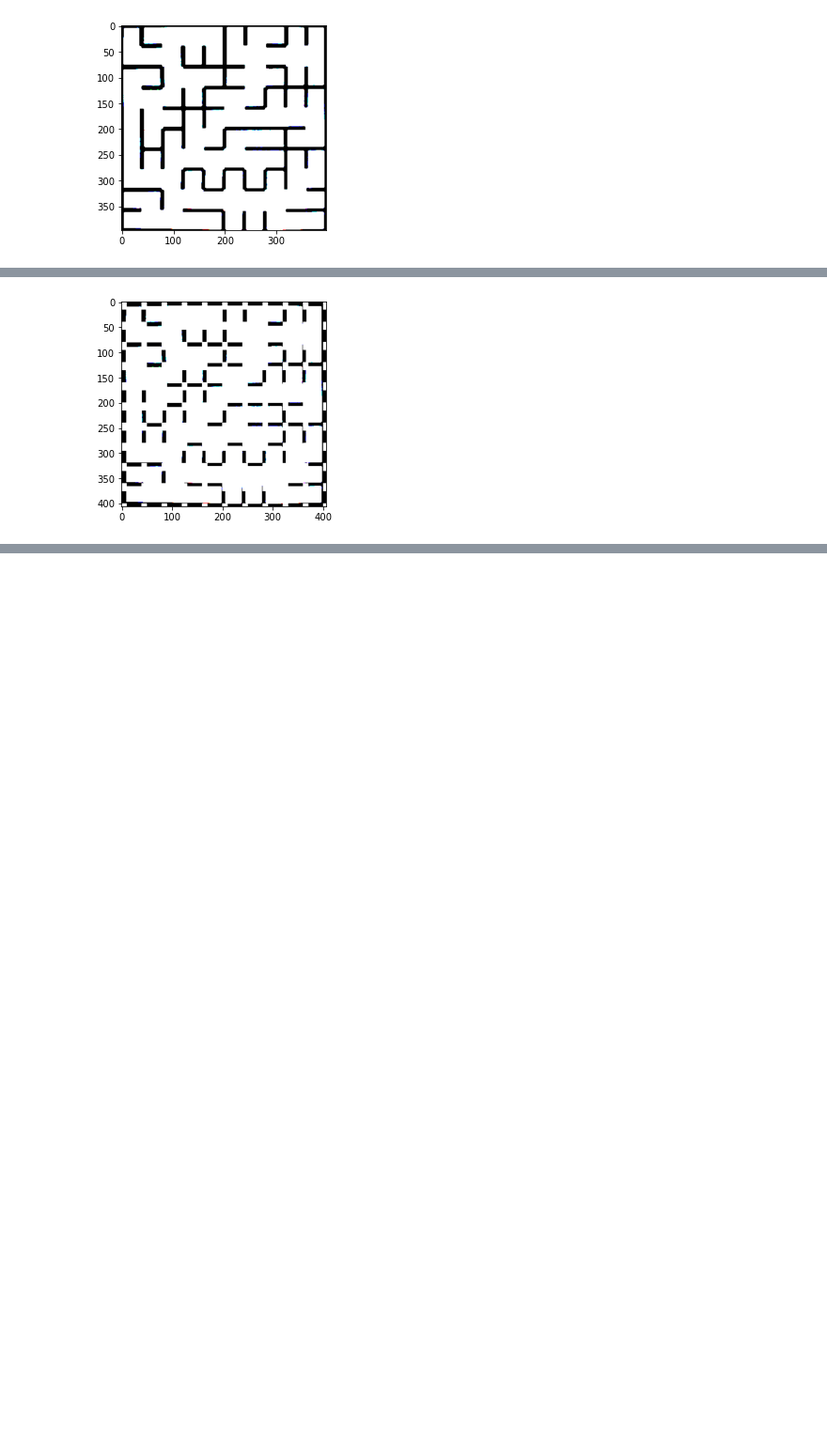
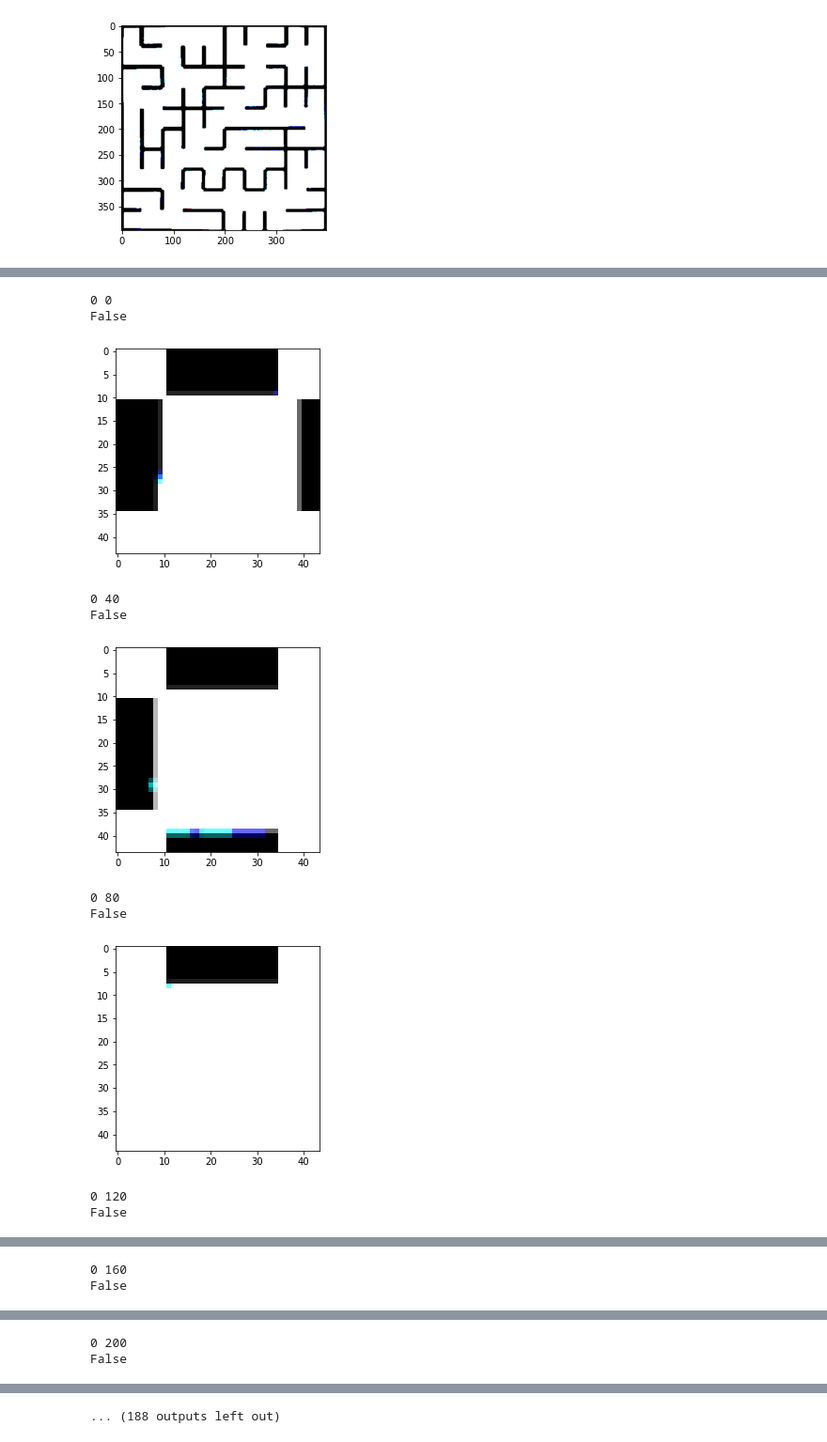
Before and after one commit to yashvarshney003/eyrc2020-2021, a Jupyter notebook: task_1b_detect_and_encode_maze/test_cases/Untitled.ipynb, the cells around one changed output, grey strips where cells are left out. Shown: that part at 94% size. Cells and saved outputs as stored; diff of their text form; code cells hidden in the pictures; blank space fills up the shorter version.

```diff
--- a/task_1b_detect_and_encode_maze/test_cases/Untitled.ipynb
+++ b/task_1b_detect_and_encode_maze/test_cases/Untitled.ipynb
@@ -249,5 +250,42 @@ for i in range(0,image.shape[1],iincrement):
-# %%
-plt.imshow(image)
-plt.show()
-# %% [output]
-[figure, removed]
+# %%
+#for i in range(0,400,40):
+for i in range(0,resized_image.shape[1],iincrement):
+
+    for j in range(0,resized_image.shape[0],jincrement):
+        img_temp = resized_image[i:i+44,j:j+44]
+        size = 40
+        print(i,j)
+        print(img_temp[0,int(size/2)].all())
+        '''up    = (not bool(img_temp[0,int(size/2)].all()))*(2^1)
+        down  =  (not bool(img_temp[int(size-1),int(size/2)].all()))*(2^3)
+        left  = (not bool(img_temp[int(size/2),0].all()))*(2^0)
+        right = (not bool(img_temp[int(size/2),int(size-1)].all()))*(2^2)
+        print(f"up = {up} down = {down} left = {left} right ={right}")
+        sumq = up+down+left+right
+        print(f"sumq = {sumq}")'''
+
+
+
+        img_tmp = cv.rectangle(img_temp,(0,0),(10,10),[255,255,255],-1)
+        img_tmp = cv.rectangle(img_temp,(35,0),(44,10),[255,255,255],-1)
+
+        img_tmp = cv.rectangle(img_temp,(0,35),(10,45),[255,255,255],-1)
+
+        img_tmp = cv.rectangle(img_temp,(35,35),(44,44),[255,255,255],-1)
+
+
+
+        plt.imshow(img_temp)
+        plt.show()
+# %% [output]
+0 0
+False
+[figure, added]
+0 40
+False
+[figure, added]
+0 80
+False
+[figure, added]
+0 120
+False
@@ -253,0 +293,2 @@ plt.show()
+0 160
+False
@@ -253,0 +296,2 @@ plt.show()
+0 200
+False
@@ -253,0 +299 @@ plt.show()
+... (188 outputs left out)
```
Also changed, not shown: parts of 4 cells of this notebook, 2 other files.
